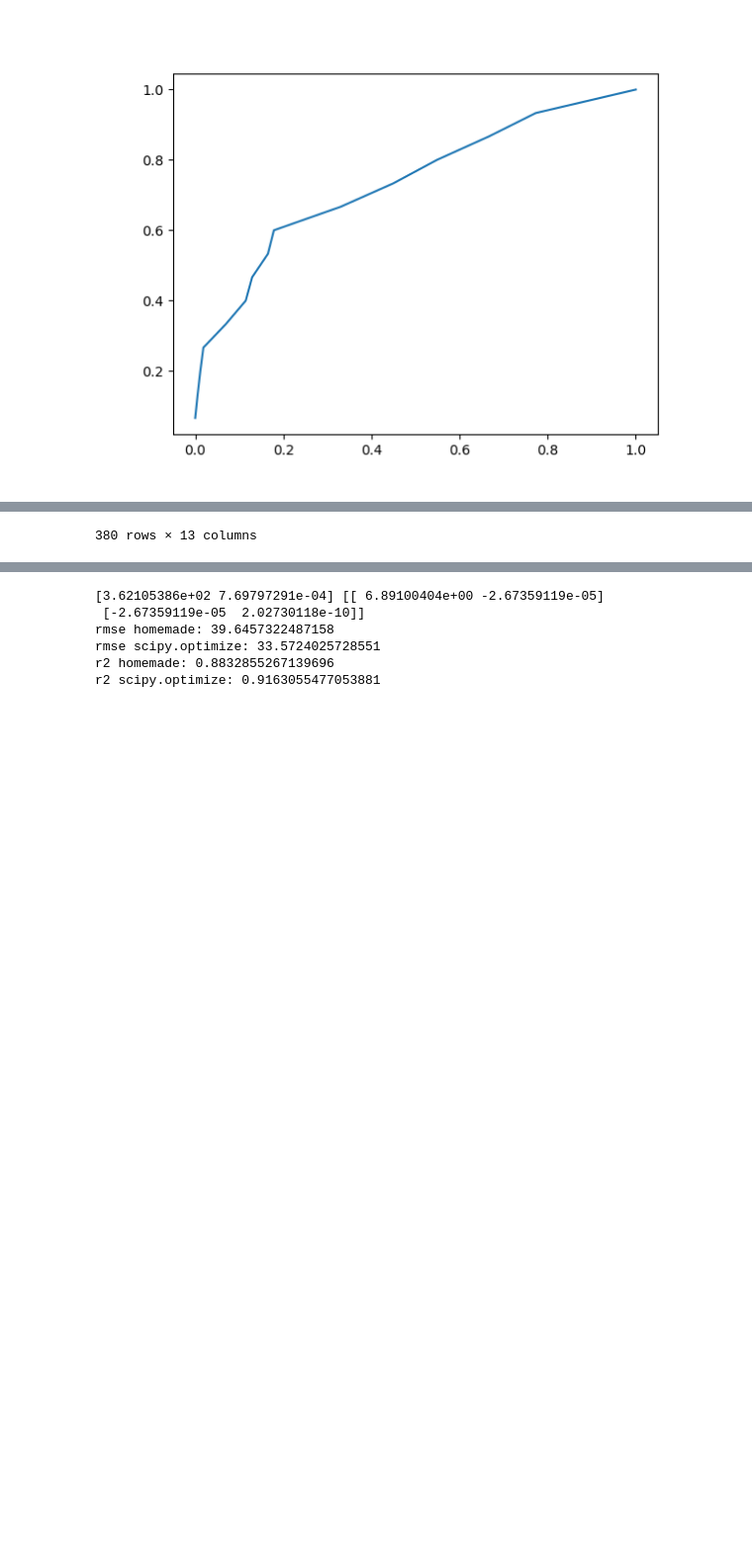
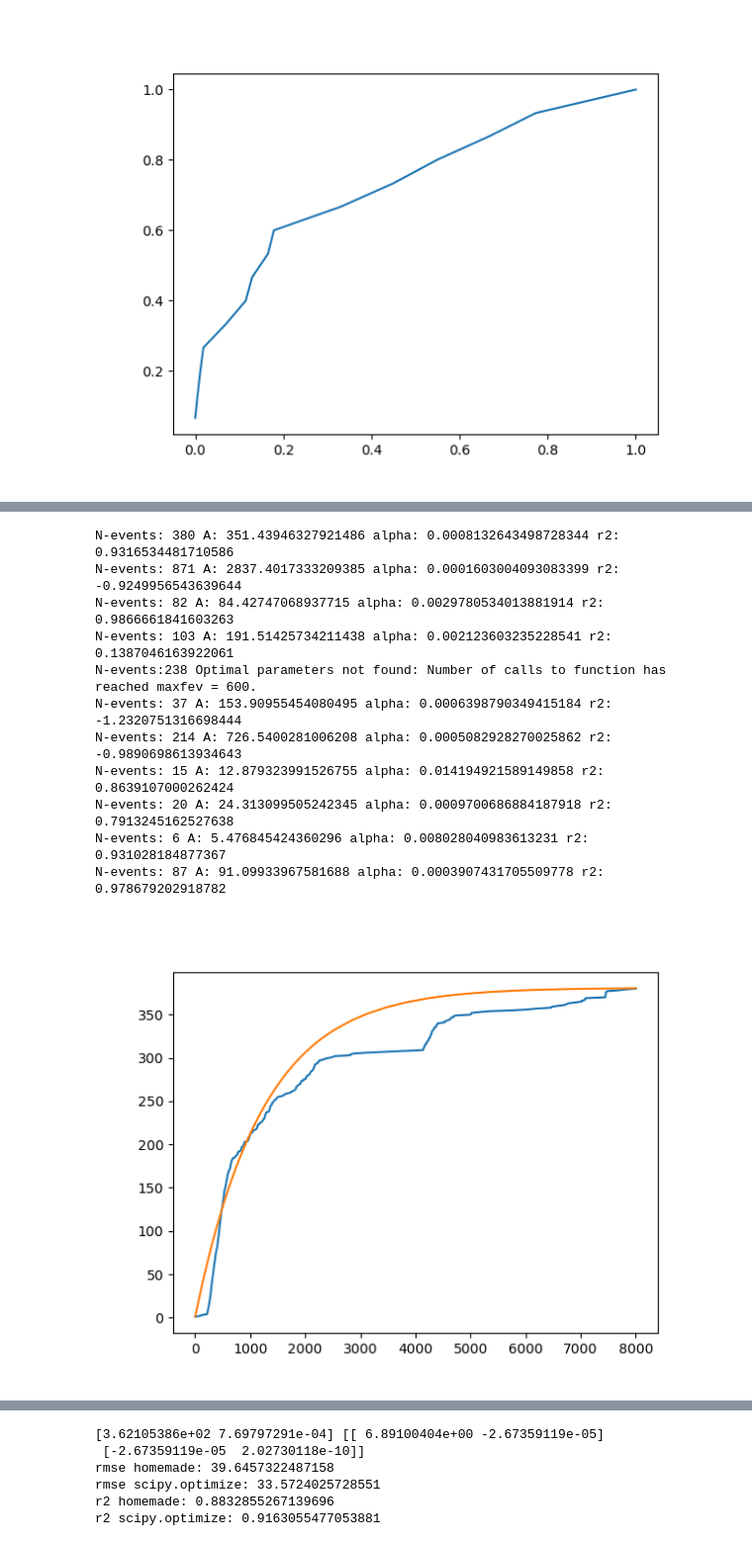
Before and after one commit to SerpRateAI/BubblePaper, a Jupyter notebook: FINAL-PLOTS-PAPER-supplemental.ipynb, the cells around one changed output, grey strips where cells are left out. Shown at 99% size. Drawn from its saved outputs; the diff is of its cells as text; code cells hidden in the pictures; blank space fills up the shorter version.

```diff
--- a/FINAL-PLOTS-PAPER-supplemental.ipynb
+++ b/FINAL-PLOTS-PAPER-supplemental.ipynb
@@ -226,3 +250,30 @@ A:2837.379017607292 alpha:0.0001603018815661415
 # %%
-event1
+As = []
+alphas = []
+for e in events:
+    try:
+        y = e.set_index('time').ones.cumsum().values
+        time = e.set_index('time').ones.cumsum().index
+        t = np.array([t.timestamp() for t in time])
+        t = t - t.min()
+        t = t + 1
+        params, cov = optimize.curve_fit(curvefunc, t, y, p0=(e.shape[0], 5/10800))
+        # print(params)
+
+        A, alpha = params
+
+        nt = curvefunc(t, a=y.shape[0], b=alpha)
+        # nt = curvefunc(t, a=y.shape[0], b=2.978e-4)
+
+        r2 = metrics.r2_score(y_true=y, y_pred=nt)
+        print('N-events:', str(y.shape[0]), 'A:', A, 'alpha:', alpha, 'r2:', r2)
+        As.append(params[0])
+        alphas.append(params[1])
+
+        fig, ax = plt.subplots()
+        ax.plot(t, y)
+        ax.plot(t, nt)
+
+    except RuntimeError as e:
+        print('N-events:'+str(y.shape[0]),e)
 # %% [output]
@@ -241 +280,12 @@ event1
-380 rows × 13 columns
+N-events: 380 A: 351.43946327921486 alpha: 0.0008132643498728344 r2: 0.9316534481710586
+N-events: 871 A: 2837.4017333209385 alpha: 0.0001603004093083399 r2: -0.9249956543639644
+N-events: 82 A: 84.42747068937715 alpha: 0.0029780534013881914 r2: 0.9866661841603263
+N-events: 103 A: 191.51425734211438 alpha: 0.002123603235228541 r2: 0.1387046163922061
+N-events:238 Optimal parameters not found: Number of calls to function has reached maxfev = 600.
+N-events: 37 A: 153.90955454080495 alpha: 0.0006398790349415184 r2: -1.2320751316698444
+N-events: 214 A: 726.5400281006208 alpha: 0.0005082928270025862 r2: -0.9890698613934643
+N-events: 15 A: 12.879323991526755 alpha: 0.014194921589149858 r2: 0.8639107000262424
+N-events: 20 A: 24.313099505242345 alpha: 0.0009700686884187918 r2: 0.7913245162527638
+N-events: 6 A: 5.476845424360296 alpha: 0.008028040983613231 r2: 0.931028184877367
+N-events: 87 A: 91.09933967581688 alpha: 0.0003907431705509778 r2: 0.978679202918782
+[figure, added]
```
Also changed, not shown: parts of 19 cells of this notebook.
